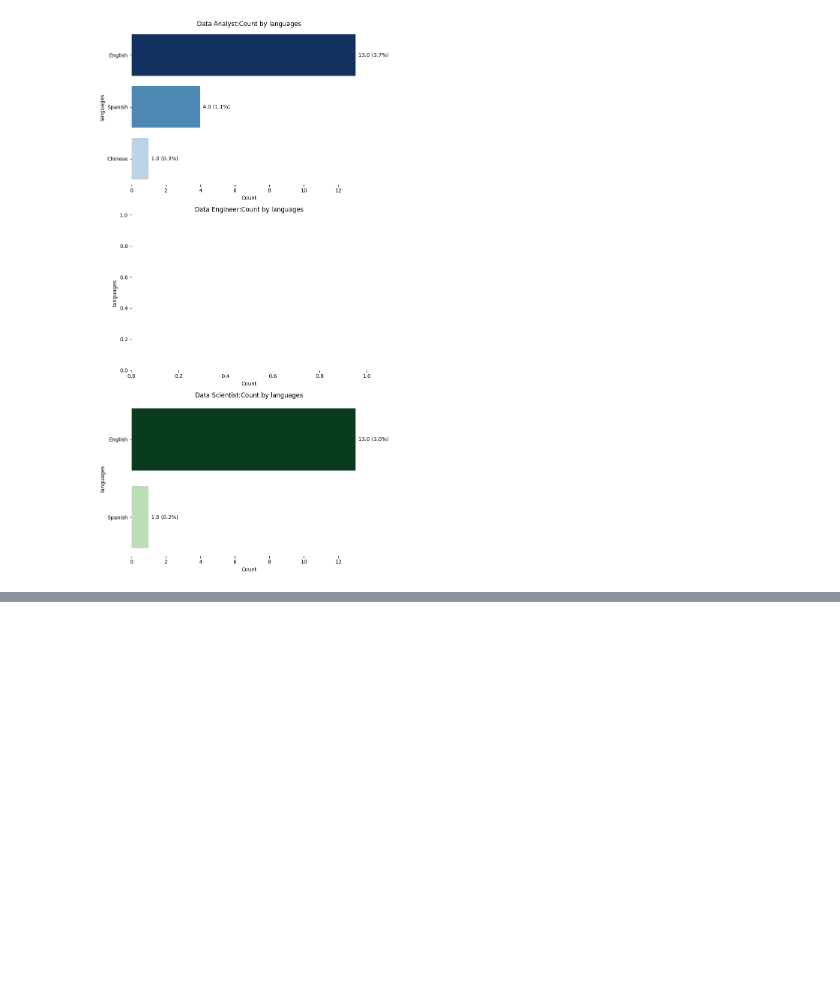
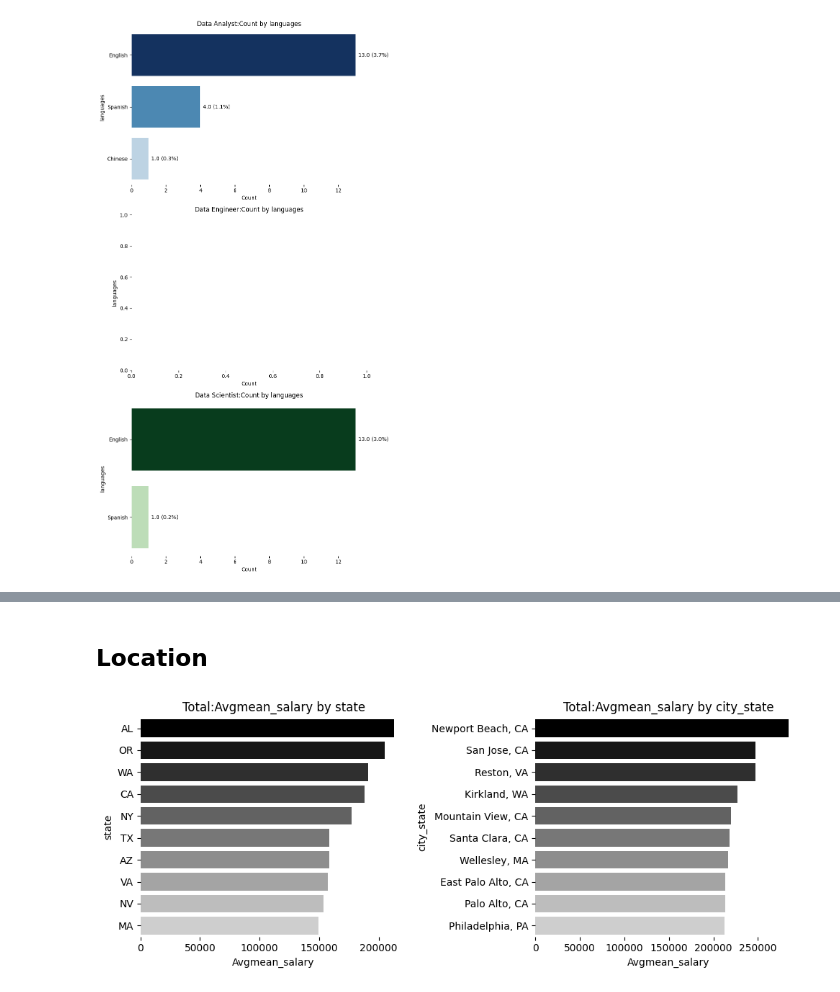
Before and after one commit to EricJoel-code/jobs-data-analysis, a Jupyter notebook: Data job market analysis.ipynb, the cells around one changed output, grey strips where cells are left out. Cells and saved outputs as stored; diff of their text form; code cells hidden in the pictures; blank space fills up the shorter version.

```diff
--- a/Data job market analysis.ipynb
+++ b/Data job market analysis.ipynb
@@ -273,0 +317,6 @@ plot_multiple_bars(column_languages,category = 'job_group',list_values=True,figs
+# %% [markdown]
+## Location
+# %%
+plot_multiple_bars(columns_location,figsize=(10,4),top_10=True,aggregate_column='mean_salary')
+# %% [output]
+[figure, added]
```
Also changed, not shown: parts of 23 cells of this notebook.
